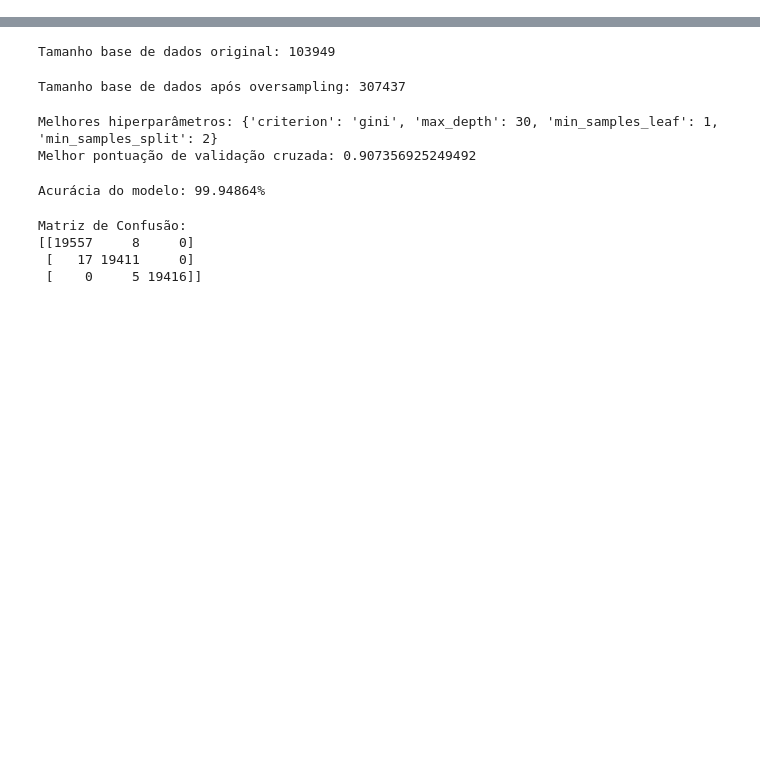
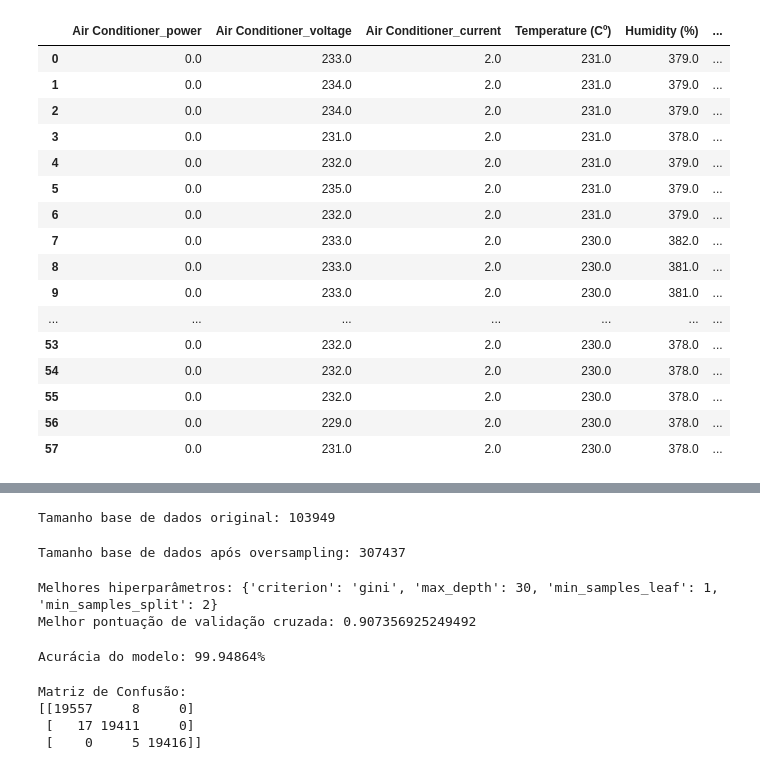
Before and after one commit to rafaeldpsilva/ac-optimization-bruno, a Jupyter notebook: GECAD103 - Arvore de DecisÃ£o - COM Oversampling (Grid Search).ipynb, the cells around one changed output, grey strips where cells are left out. Drawn from its saved outputs; the diff is of its cells as text; code cells hidden in the pictures; blank space fills up the shorter version.

```diff
--- a/GECAD103 - Arvore de DecisÃ£o - COM Oversampling (Grid Search).ipynb
+++ b/GECAD103 - Arvore de DecisÃ£o - COM Oversampling (Grid Search).ipynb
@@ -10,11 +10,11 @@ from imblearn.over_sampling import SMOTE
 import tkinter as tk
 # %%
 from database.BuildingRepository import BuildingRepository
-from modules import ACStatusAdapter
+from modules import ACStatusAdapter2
 from datetime import datetime, timedelta
 def get_iot_readings():
     building_repo = BuildingRepository()
-    iots = building_repo.get_historic_iots(datetime.now() - timedelta(days=1))
+    iots = building_repo.get_historic_iots(datetime.now() - timedelta(minutes=5))
     iot_readings_historic = pd.DataFrame(iots)
     iot_readings_historic = iot_readings_historic.drop("_id", axis=1)
     return iot_readings_historic
@@ -23,28 +41,45 @@ iot_readings_historic
 # %%
 del iot_readings_historic
 # %%
-considered_iots = ["Lamp 1_103","Weather","Temperature Sensor 103","Humidity Sensor 103","Light Sensor 103","Air Conditioner 103"]
+considered_iots = ["Weather","Temperature Sensor 103","Humidity Sensor 103","Light Sensor 103","Air Conditioner 103"]
 aux = pd.DataFrame()
 for i, row in iot_readings_historic.iterrows():
     new = pd.DataFrame()
     for iot in row['iots']:
         if iot['name'] in considered_iots:
             for value in iot['values']:
                 val = value['values']
                 new[iot['name'] + '_' + value['type']] = [val]
 
     aux = pd.concat([aux, new])
 
 aux.rename(
     columns={"Weather" + "_temperature": 'Outside temperature (ºC)',
                "Temperature Sensor 103" + "_temperature": 'Temperature (Cº)',
                 "Humidity Sensor 103" + "_humidity": 'Humidity (%)',
-                "Light Sensor 103" + "_light": 'Light (%)',
-                "Lamp 1_103_power": 'Lamp 1'},
+                "Light Sensor 103" + "_light": 'Light (%)'},
     inplace=True)
 val = aux.values.tolist()
-aux = pd.DataFrame(val,columns=['Air Conditioner_power','Air Conditioner_voltage','Air Conditioner_current','Lamp 1','Temperature (Cº)','Humidity (%)','Light (%)','Outside temperature (ºC)'])
+aux = pd.DataFrame(val,columns=['Air Conditioner_power','Air Conditioner_voltage','Air Conditioner_current','Temperature (Cº)','Humidity (%)','Light (%)','Outside temperature (ºC)'])
 aux
+# %% [output]
+|  | Air Conditioner_power | Air Conditioner_voltage | Air Conditioner_current | Temperature (Cº) | Humidity (%) | ... |
+| 0 | 0.0 | 233.0 | 2.0 | 231.0 | 379.0 | ... |
+| 1 | 0.0 | 234.0 | 2.0 | 231.0 | 379.0 | ... |
+| 2 | 0.0 | 234.0 | 2.0 | 231.0 | 379.0 | ... |
+| 3 | 0.0 | 231.0 | 2.0 | 231.0 | 378.0 | ... |
+| 4 | 0.0 | 232.0 | 2.0 | 231.0 | 379.0 | ... |
+| 5 | 0.0 | 235.0 | 2.0 | 231.0 | 379.0 | ... |
+| 6 | 0.0 | 232.0 | 2.0 | 231.0 | 379.0 | ... |
+| 7 | 0.0 | 233.0 | 2.0 | 230.0 | 382.0 | ... |
+| 8 | 0.0 | 233.0 | 2.0 | 230.0 | 381.0 | ... |
+| 9 | 0.0 | 233.0 | 2.0 | 230.0 | 381.0 | ... |
+| ... | ... | ... | ... | ... | ... | ... |
+| 53 | 0.0 | 232.0 | 2.0 | 230.0 | 378.0 | ... |
+| 54 | 0.0 | 232.0 | 2.0 | 230.0 | 378.0 | ... |
+| 55 | 0.0 | 232.0 | 2.0 | 230.0 | 378.0 | ... |
+| 56 | 0.0 | 229.0 | 2.0 | 230.0 | 378.0 | ... |
+| 57 | 0.0 | 231.0 | 2.0 | 230.0 | 378.0 | ... |
 # %%
 df = aux
 df['AC status'] = df.apply(lambda x: 0 if x['Air Conditioner_power'] == 0 else 1, axis=1)
```
Also changed, not shown: parts of 3 cells of this notebook.
